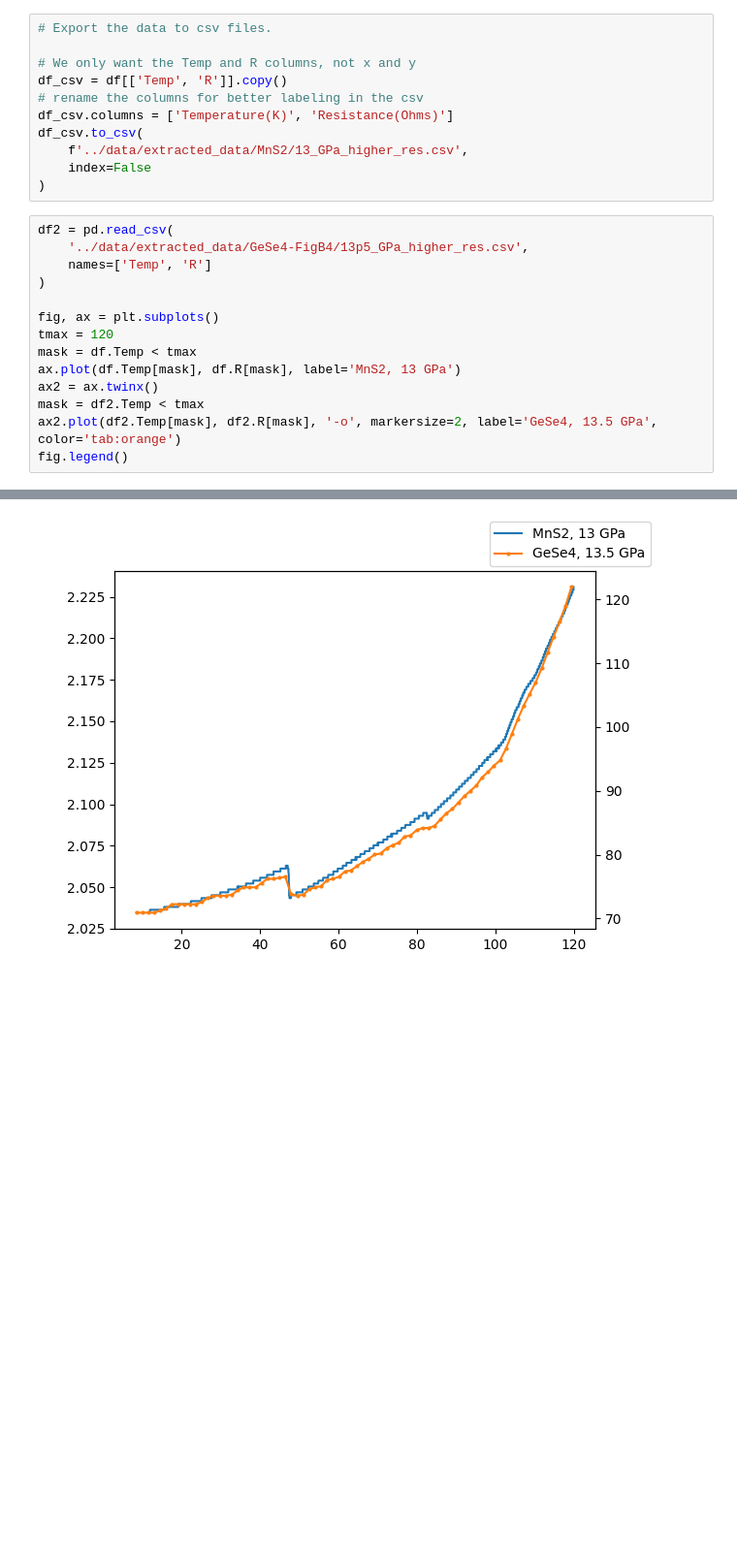
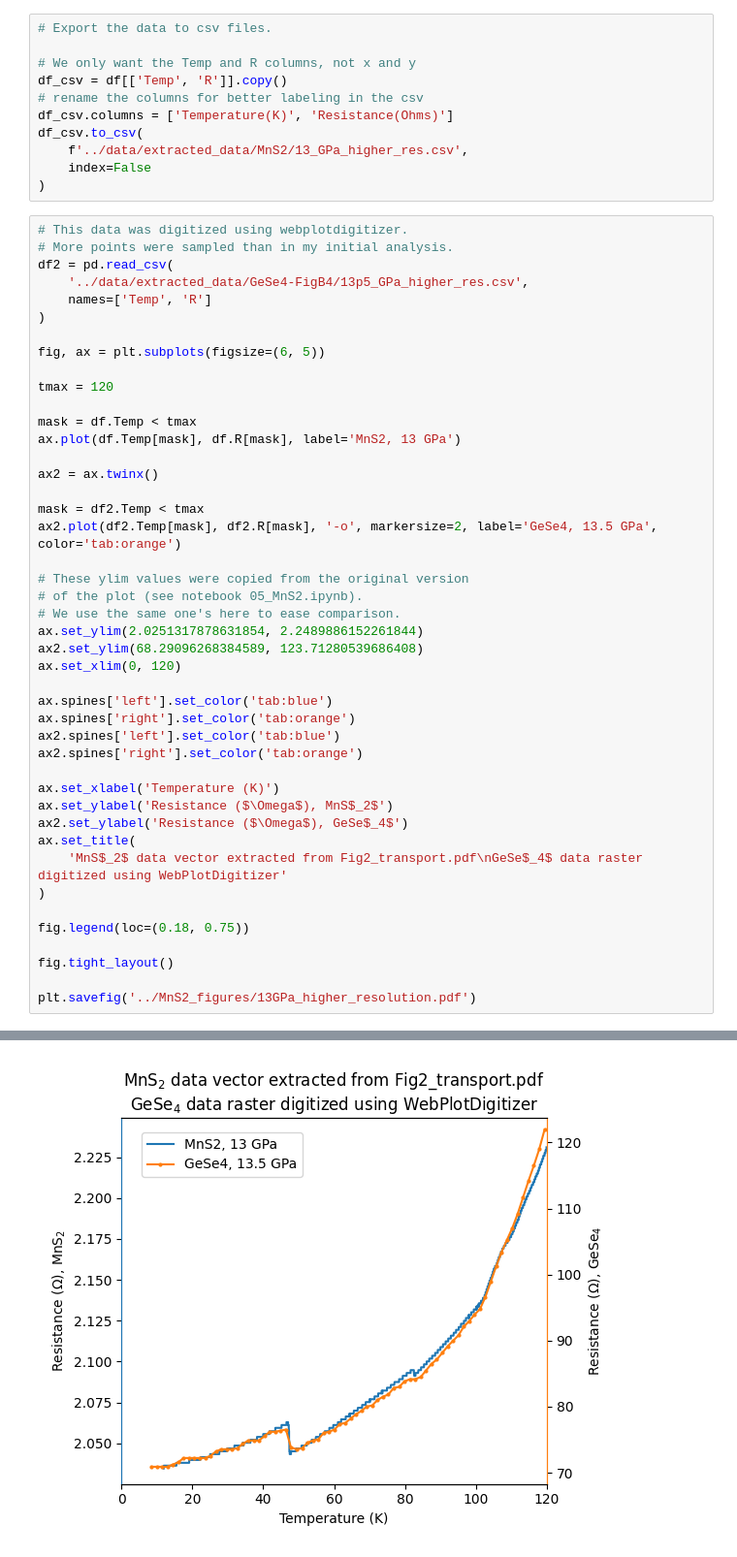
Before and after one commit to jhamlin-ufl/vextract, a Jupyter notebook: notebooks/06_MnS2_higher_res.ipynb, the cells around one changed output, grey strips where cells are left out. Shown: that part at 97% size. Saved outputs shown, nothing was run; the diff lists cells and outputs as text; blank space fills up the shorter version.

Commit message:
Completed version of higher resolution plots for MnS2/GeSe4 13 GPa

```diff
--- a/notebooks/06_MnS2_higher_res.ipynb
+++ b/notebooks/06_MnS2_higher_res.ipynb
@@ -185,17 +186,47 @@ df_csv.to_csv(
     index=False
 )
 # %%
+# This data was digitized using webplotdigitizer.
+# More points were sampled than in my initial analysis.
 df2 = pd.read_csv(
     '../data/extracted_data/GeSe4-FigB4/13p5_GPa_higher_res.csv',
     names=['Temp', 'R']
 )
 
-fig, ax = plt.subplots()
+fig, ax = plt.subplots(figsize=(6, 5))
+
 tmax = 120
+
 mask = df.Temp < tmax
 ax.plot(df.Temp[mask], df.R[mask], label='MnS2, 13 GPa')
+
 ax2 = ax.twinx()
+
 mask = df2.Temp < tmax
 ax2.plot(df2.Temp[mask], df2.R[mask], '-o', markersize=2, label='GeSe4, 13.5 GPa', color='tab:orange')
-fig.legend()
+
+# These ylim values were copied from the original version
+# of the plot (see notebook 05_MnS2.ipynb).
+# We use the same one's here to ease comparison.
+ax.set_ylim(2.0251317878631854, 2.2489886152261844)
+ax2.set_ylim(68.29096268384589, 123.71280539686408)
+ax.set_xlim(0, 120)
+
+ax.spines['left'].set_color('tab:blue')
+ax.spines['right'].set_color('tab:orange')
+ax2.spines['left'].set_color('tab:blue')
+ax2.spines['right'].set_color('tab:orange')
+
+ax.set_xlabel('Temperature (K)')
+ax.set_ylabel('Resistance ($\Omega$), MnS$_2$')
+ax2.set_ylabel('Resistance ($\Omega$), GeSe$_4$')
+ax.set_title(
+    'MnS$_2$ data vector extracted from Fig2_transport.pdf\nGeSe$_4$ data raster digitized using WebPlotDigitizer'
+)
+
+fig.legend(loc=(0.18, 0.75))
+
+fig.tight_layout()
+
+plt.savefig('../MnS2_figures/13GPa_higher_resolution.pdf')
 # %% [output]
@@ -203 +233 @@ fig.legend()
-[figure, old version]
+[figure, new version]
```
Also changed, not shown: parts of 2 cells of this notebook, 3 other files.
